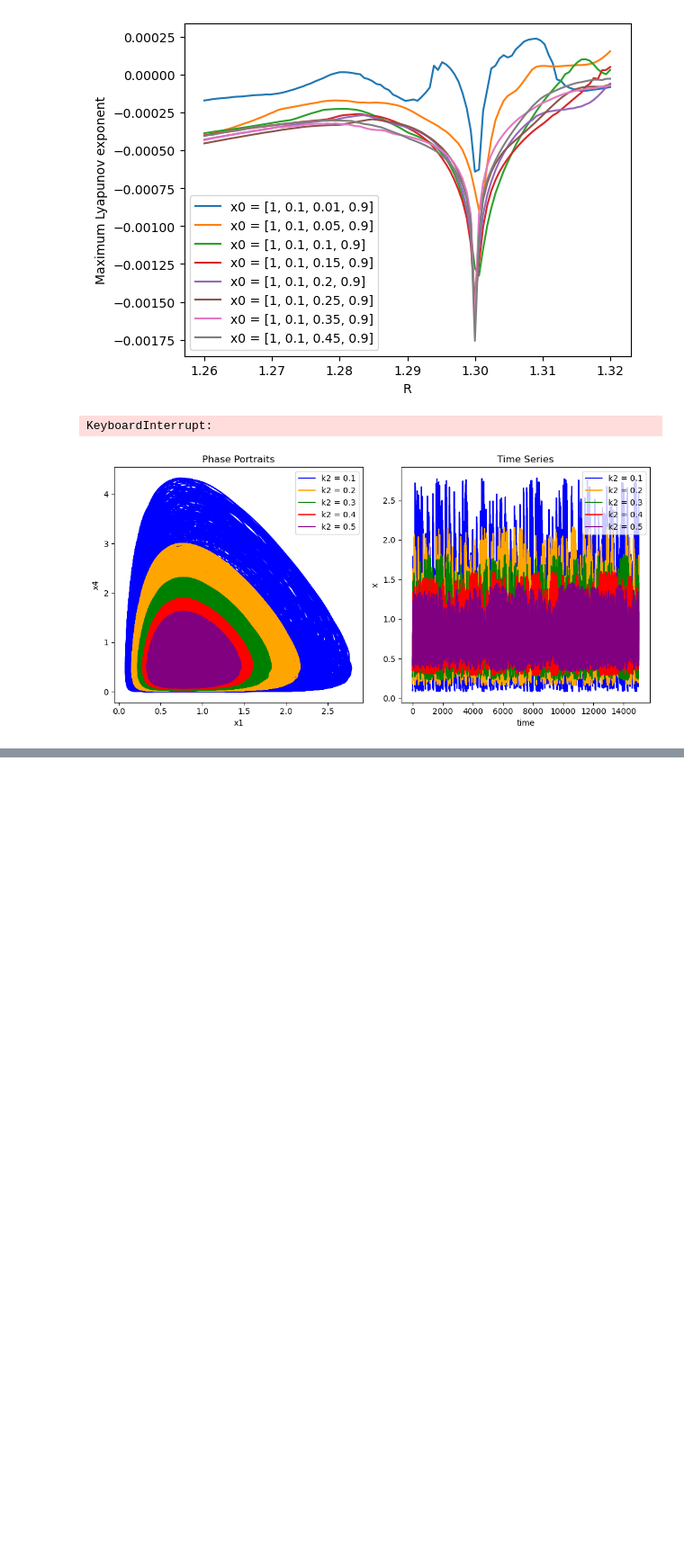
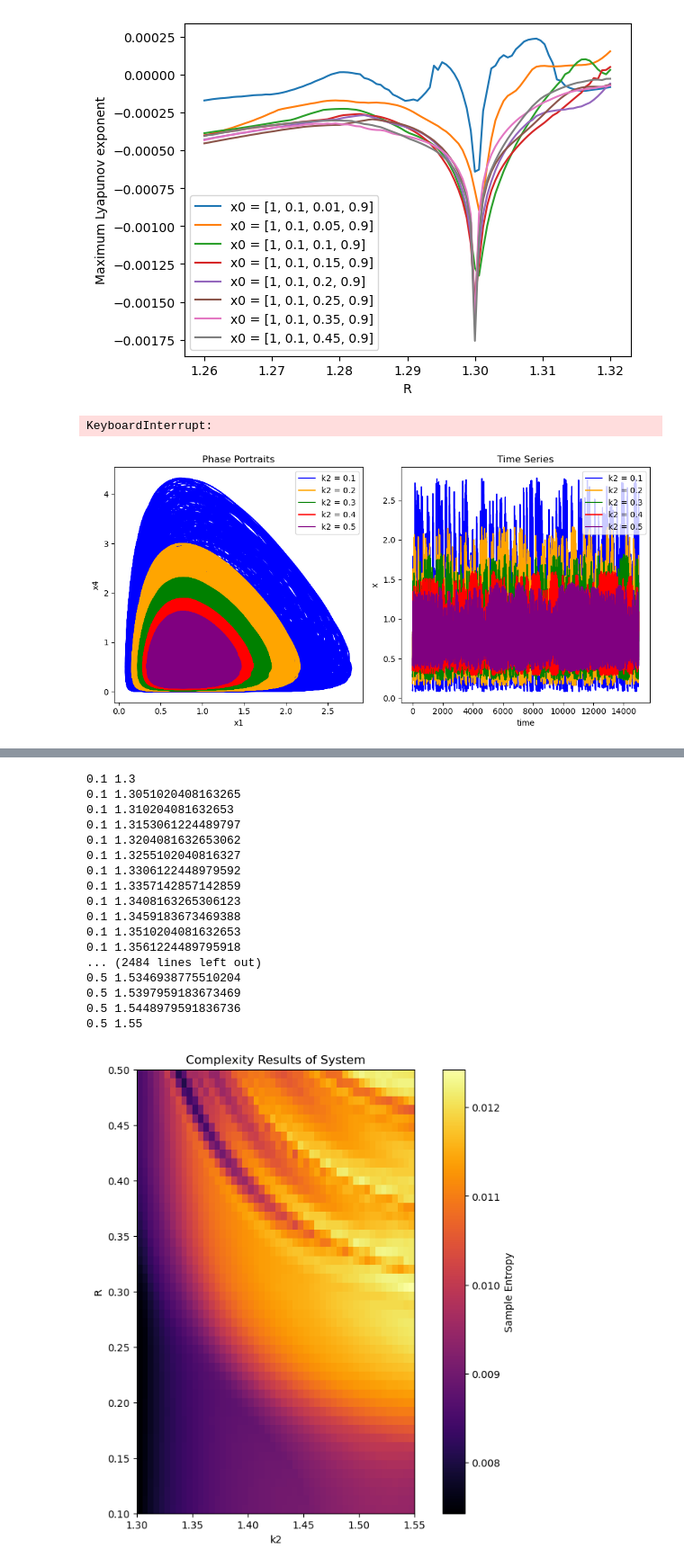
Before and after one commit to Leonardo16AM/Experiments-in-search-of-COVID-19-transmission-through-an-infected-prey, a Jupyter notebook: Experiments.ipynb, the cells around one changed output, grey strips where cells are left out. Shown at 90% size. Cells and saved outputs as stored; diff of their text form; code cells hidden in the pictures; blank space fills up the shorter version.

```diff
--- a/Experiments.ipynb
+++ b/Experiments.ipynb
@@ -839,0 +1250,60 @@ plt.show()
+# %%
+import numpy as np
+import matplotlib.pyplot as plt
+from scipy.integrate import odeint
+from pyentrp import entropy as ent
+
+def system(x, t, a, b, c, d, R):
+    dx1 = a*x[0] - R*x[0]*x[1] - a*x[0]*x[3]
+    dx2 = R*x[0]*x[1] - a*x[1]*x[3] - x[1]
+    dx3 = b*x[2] - a*c*x[2]*x[3]
+    dx4 = d*(x[0] + x[1] + x[2])*x[3] - d*x[3]
+    return [dx1, dx2, dx3, dx4]
+
+a = 0.3
+b = 0.3
+c = 2
+d = 0.8
+k2_values = np.linspace(0.1, 0.5, 50)  # or adjust as needed
+R_values = np.linspace(1.3, 1.55, 50)  # or adjust as needed
+t = np.arange(0.0, 100.0, 0.01)
+
+results = []
+
+for k2 in k2_values:
+    row = []
+    for R in R_values:
+        print(f"{k2} {R}")
+        initial_conditions = [k2, 0.3, 0.3, 0.3]
+        sol = odeint(system, initial_conditions, t, args=(a, b, c, d, R))
+        sam_entropy = ent.sample_entropy(sol[:, 0], 4, 0.2 * np.std(sol[:, 0]))
+        row.append(sam_entropy[1])
+    results.append(row)
+
+transposed = list(map(list, zip(*results)))
+plt.figure(figsize=(10, 8))
+plt.imshow(transposed, cmap='inferno', interpolation='nearest', extent=[R_values.min(), R_values.max(), k2_values.min(), k2_values.max()], origin='lower')
+plt.colorbar(label='Sample Entropy')
+plt.xlabel('k2')
+plt.ylabel('R')
+plt.title('Complexity Results of System')
+plt.show()
+# %% [output]
+0.1 1.3
+0.1 1.3051020408163265
+0.1 1.310204081632653
+0.1 1.3153061224489797
+0.1 1.3204081632653062
+0.1 1.3255102040816327
+0.1 1.3306122448979592
+0.1 1.3357142857142859
+0.1 1.3408163265306123
+0.1 1.3459183673469388
+0.1 1.3510204081632653
+0.1 1.3561224489795918
+... (2484 lines left out)
+0.5 1.5346938775510204
+0.5 1.5397959183673469
+0.5 1.5448979591836736
+0.5 1.55
+[figure, added]
```
Also changed, not shown: parts of 10 cells of this notebook, 27 other files.
